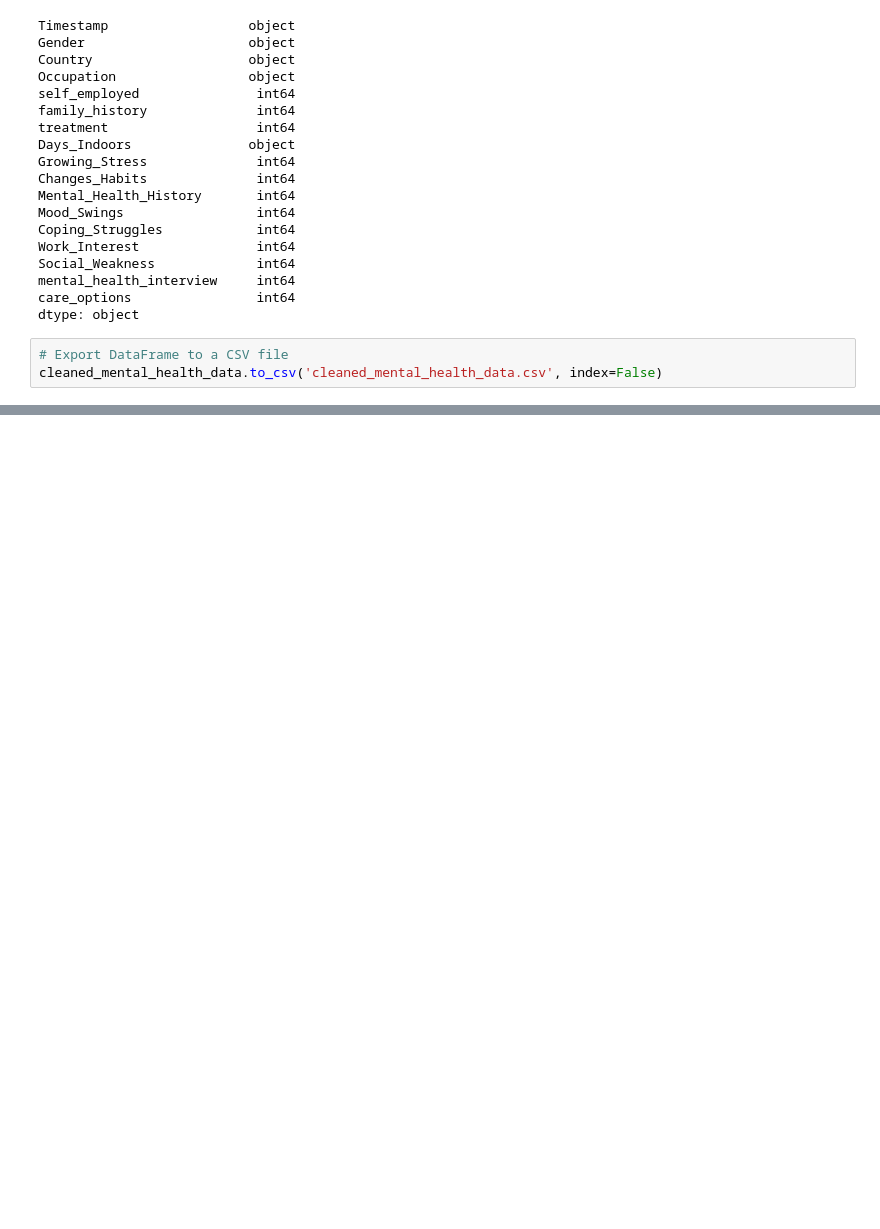
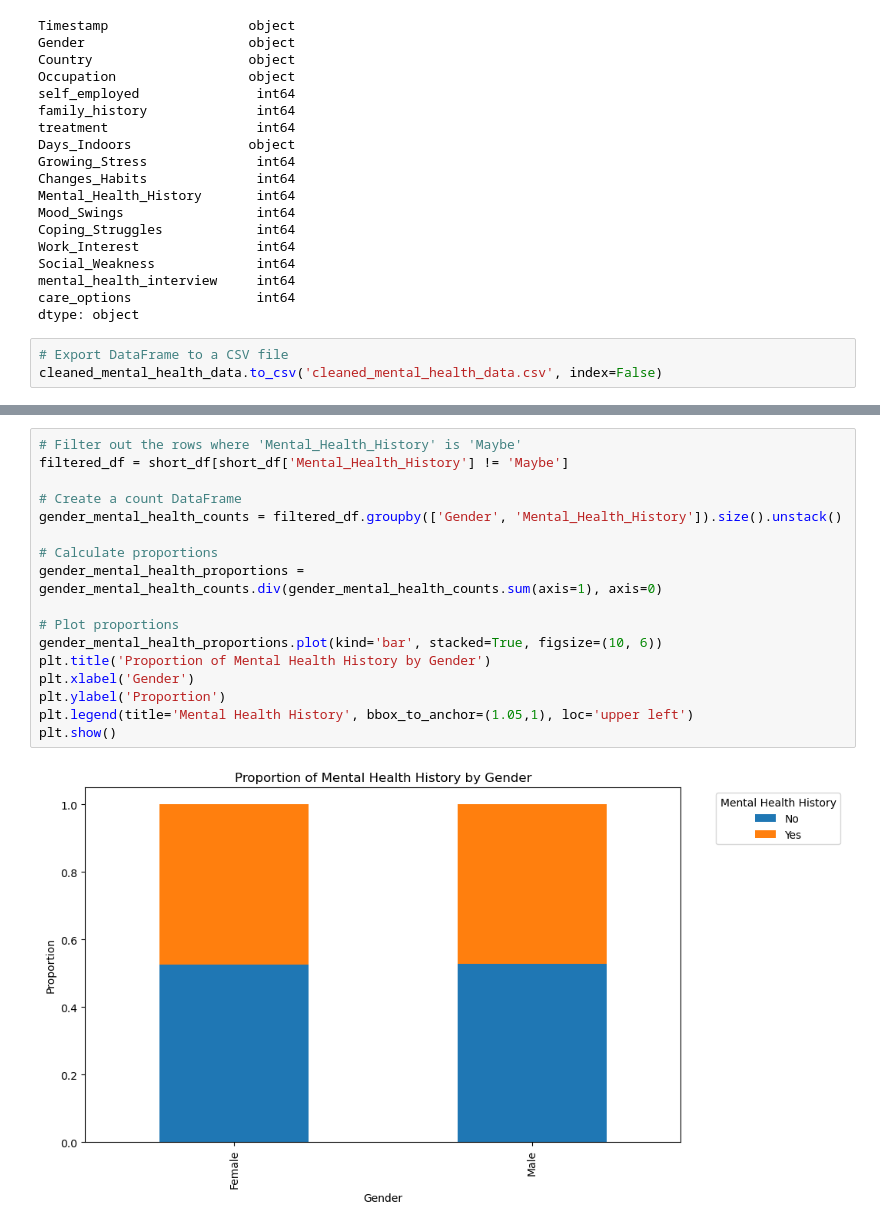
Before and after one commit to nchakicherla/ucb-dataviz-project1-group7, a Jupyter notebook: clean_up_file.ipynb, the cells around one changed output, grey strips where cells are left out. Cells and saved outputs as stored; diff of their text form; blank space fills up the shorter version.

```diff
--- a/clean_up_file.ipynb
+++ b/clean_up_file.ipynb
@@ -155,0 +257,19 @@ cleaned_mental_health_data.to_csv('cleaned_mental_health_data.csv', index=False)
+# %%
+# Filter out the rows where 'Mental_Health_History' is 'Maybe'
+filtered_df = short_df[short_df['Mental_Health_History'] != 'Maybe']
+
+# Create a count DataFrame
+gender_mental_health_counts = filtered_df.groupby(['Gender', 'Mental_Health_History']).size().unstack()
+
+# Calculate proportions
+gender_mental_health_proportions = gender_mental_health_counts.div(gender_mental_health_counts.sum(axis=1), axis=0)
+
+# Plot proportions
+gender_mental_health_proportions.plot(kind='bar', stacked=True, figsize=(10, 6))
+plt.title('Proportion of Mental Health History by Gender')
+plt.xlabel('Gender')
+plt.ylabel('Proportion')
+plt.legend(title='Mental Health History', bbox_to_anchor=(1.05,1), loc='upper left')
+plt.show()
+# %% [output]
+[figure, added]
```
Also changed, not shown: parts of 13 cells of this notebook.
